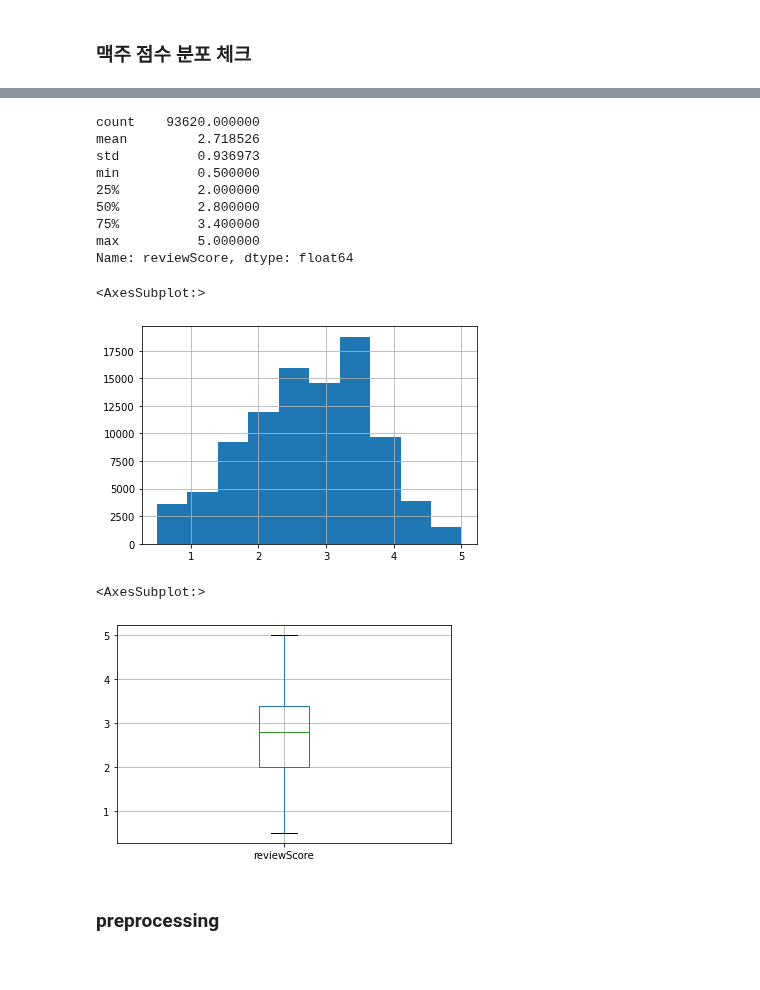
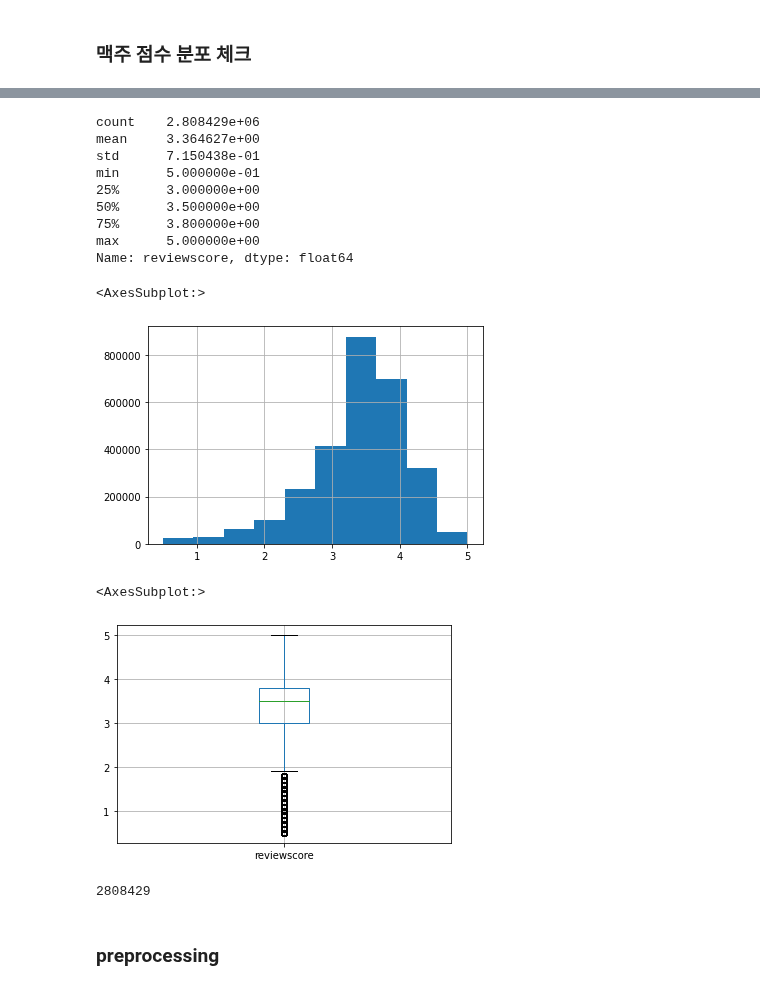
Before and after one commit to boostcampaitech3/final-project-level3-recsys-10, a Jupyter notebook: model/autorec_experiment_rmse.ipynb, the cells around one changed output, grey strips where cells are left out. Cells and saved outputs as stored; diff of their text form; code cells hidden in the pictures.

Commit message:
[model/#29]Autorec with raw data code add

```diff
--- a/model/autorec_experiment_rmse.ipynb
+++ b/model/autorec_experiment_rmse.ipynb
@@ -20,5 +22,7 @@ import warnings
 warnings.filterwarnings(action='ignore')
 # %% [markdown]
 ## dataset
+# %%
+ratebeer = pd.read_csv("../data/train_ratebeer_without_text.csv")
 # %%
-ratebeer = pd.read_json("../data/ratebeer_korea.json")
+# ratebeer = pd.read_json("../data/ratebeer_korea.json")
@@ -54,7 +117,7 @@ memory usage: 11.4+ MB
 # %%
 # 결측치 제거
-ratebeer = ratebeer.dropna(subset=['reviewScore']).reset_index(drop = True)
-ratebeer.info()
+# ratebeer = ratebeer.dropna(subset=['reviewScore']).reset_index(drop = True)
+# ratebeer.info()
 # %% [output]
 <class 'pandas.core.frame.DataFrame'>
 RangeIndex: 93620 entries, 0 to 93619
@@ -147,25 +213,29 @@ len(ratebeer['beerName'].unique())
 # %%
-ratebeer['reviewScore'].describe()
+ratebeer['reviewscore'].describe()
 # %% [output]
-count    93620.000000
-mean         2.718526
-std          0.936973
-min          0.500000
-25%          2.000000
-50%          2.800000
-75%          3.400000
-max          5.000000
-Name: reviewScore, dtype: float64
+count    2.808429e+06
+mean     3.364627e+00
+std      7.150438e-01
+min      5.000000e-01
+25%      3.000000e+00
+50%      3.500000e+00
+75%      3.800000e+00
+max      5.000000e+00
+Name: reviewscore, dtype: float64
 # %%
-ratebeer['reviewScore'].hist()
+ratebeer['reviewscore'].hist()
 # %% [output]
 <AxesSubplot:>
-[figure, old version]
+[figure, new version]
 # %%
-ratebeer[['reviewScore']].boxplot()
+ratebeer[['reviewscore']].boxplot()
 # %% [output]
 <AxesSubplot:>
-[figure, old version]
+[figure, new version]
+# %%
+len(ratebeer)
+# %% [output]
+2808429
 # %% [markdown]
 ### preprocessing
 # %%
```
Also changed, not shown: parts of 54 cells of this notebook, 2 other files.
